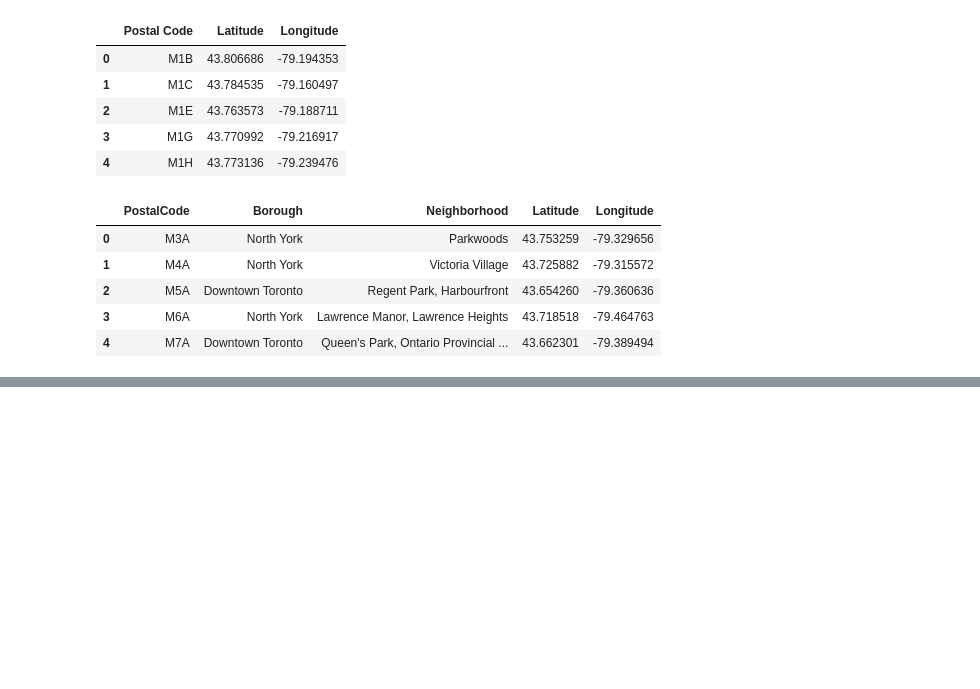
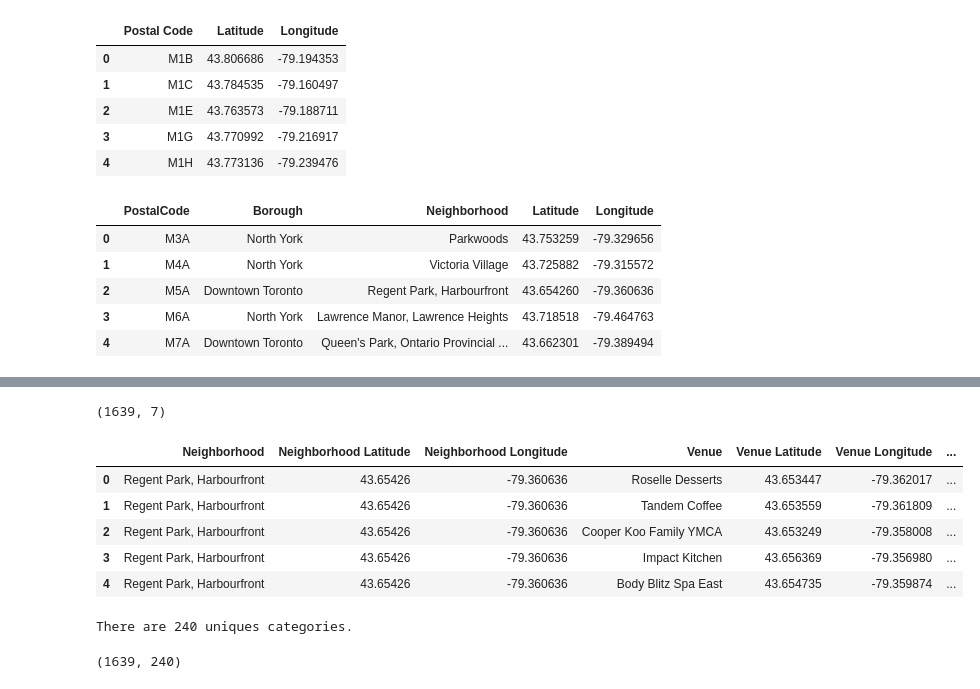
Before and after one commit to Jousting-J-ker17/Coursera_Capstone, a Jupyter notebook: Segmenting and Clustering hoods in Toronto.ipynb, the cells around one changed output, grey strips where cells are left out. Saved outputs shown, nothing was run; the diff lists cells and outputs as text; code cells hidden in the pictures; blank space fills up the shorter version.

```diff
--- a/Segmenting and Clustering hoods in Toronto.ipynb
+++ b/Segmenting and Clustering hoods in Toronto.ipynb
@@ -84,0 +117,4 @@ df3.head()
+# %%
+#creating df for only boroughs in Toronto
+df_t = df3[df3['Borough'].str.contains('Toronto', regex=False)]
+df_t.head()
@@ -84,0 +128,18 @@ df3.head()
+# %%
+#creating map of Toronto
+map_toronto = folium.Map(location=[43.653201,-79.383294], zoom_start=11)
+
+#add markers to map
+for lat, lng, label in zip(df_t['Latitude'], df_t['Longitude'], df_t['Neighborhood']):
+    label = folium.Popup(label, parse_html=True)
+    folium.CircleMarker(
+        [lat, lng],
+        radius=5,
+        popup=label,
+        color='blue',
+        fill=True,
+        fill_color='#3186cc',
+        fill_opacity=0.7,
+        parse_html=False).add_to(map_toronto)
+
+map_toronto
@@ -84,0 +198,5 @@ df3.head()
+# %%
+toronto_venues = getNearbyVenues(names=df_t['Neighborhood'],
+                                    latitudes=df_t['Latitude'],
+                                    longitudes=df_t['Longitude']
+                                    )
@@ -84,0 +221,27 @@ df3.head()
+# %%
+print(toronto_venues.shape)
+toronto_venues.head()
+# %% [output]
+(1639, 7)
+|  | Neighborhood | Neighborhood Latitude | Neighborhood Longitude | Venue | Venue Latitude | Venue Longitude | ... |
+| 0 | Regent Park, Harbourfront | 43.65426 | -79.360636 | Roselle Desserts | 43.653447 | -79.362017 | ... |
+| 1 | Regent Park, Harbourfront | 43.65426 | -79.360636 | Tandem Coffee | 43.653559 | -79.361809 | ... |
+| 2 | Regent Park, Harbourfront | 43.65426 | -79.360636 | Cooper Koo Family YMCA | 43.653249 | -79.358008 | ... |
+| 3 | Regent Park, Harbourfront | 43.65426 | -79.360636 | Impact Kitchen | 43.656369 | -79.356980 | ... |
+| 4 | Regent Park, Harbourfront | 43.65426 | -79.360636 | Body Blitz Spa East | 43.654735 | -79.359874 | ... |
+# %%
+print('There are {} uniques categories.'.format(len(toronto_venues['Venue Category'].unique())))
+# %% [output]
+There are 240 uniques categories.
+# %%
+##analyzing neighborhoods
+
+# one hot encoding
+toronto_onehot = pd.get_dummies(toronto_venues[['Venue Category']], prefix="", prefix_sep="")
+
+# add neighborhood column back to dataframe
+toronto_onehot.drop(['Neighborhood'],axis=1,inplace=True)
+toronto_onehot.insert(loc=0, column='Neighborhood', value=toronto_venues['Neighborhood'] )
+toronto_onehot.shape
+# %% [output]
+(1639, 240)
```
Also changed, not shown: parts of 19 cells of this notebook.
